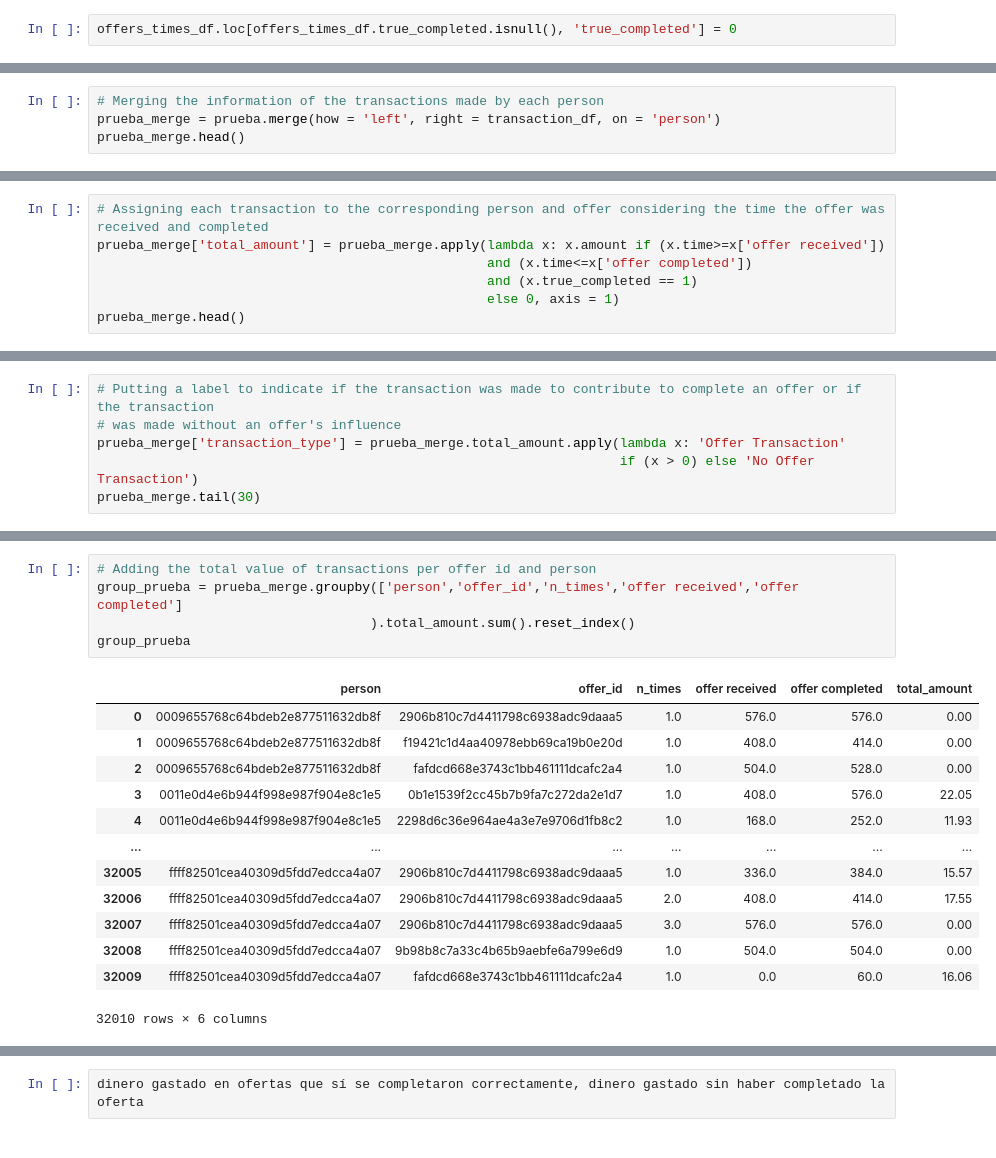
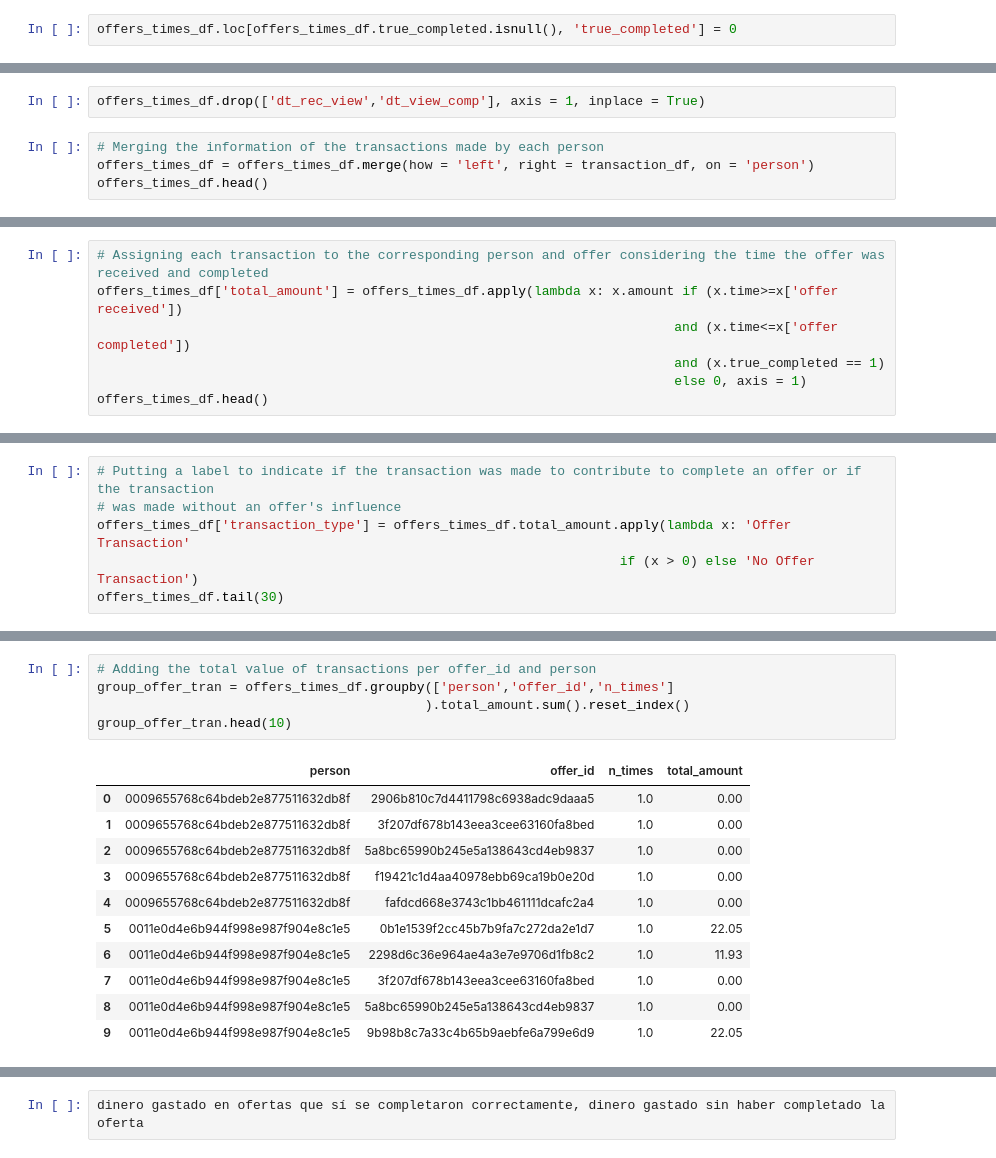
Before and after one commit to Haroldg94/Udacity-Machine-Learning-Engineer-Nanodegree, a Jupyter notebook: Capstone_project.ipynb, the cells around one changed output, grey strips where cells are left out. Cells and saved outputs as stored; diff of their text form.

```diff
--- a/Capstone_project.ipynb
+++ b/Capstone_project.ipynb
@@ -709,5 +663,7 @@ prueba
+# %%
+offers_times_df.drop(['dt_rec_view','dt_view_comp'], axis = 1, inplace = True)
 # %%
 # Merging the information of the transactions made by each person
-prueba_merge = prueba.merge(how = 'left', right = transaction_df, on = 'person')
-prueba_merge.head()
+offers_times_df = offers_times_df.merge(how = 'left', right = transaction_df, on = 'person')
+offers_times_df.head()
 # %% [output]
@@ -720,8 +676,8 @@ prueba_merge.head()
 # %%
 # Assigning each transaction to the corresponding person and offer considering the time the offer was received and completed
-prueba_merge['total_amount'] = prueba_merge.apply(lambda x: x.amount if (x.time>=x['offer received'])
-                                                  and (x.time<=x['offer completed'])
-                                                  and (x.true_completed == 1)
-                                                  else 0, axis = 1)
-prueba_merge.head()
+offers_times_df['total_amount'] = offers_times_df.apply(lambda x: x.amount if (x.time>=x['offer received'])
+                                                                          and (x.time<=x['offer completed'])
+                                                                          and (x.true_completed == 1)
+                                                                          else 0, axis = 1)
+offers_times_df.head()
 # %% [output]
@@ -734,7 +690,7 @@ prueba_merge.head()
 # %%
 # Putting a label to indicate if the transaction was made to contribute to complete an offer or if the transaction
 # was made without an offer's influence
-prueba_merge['transaction_type'] = prueba_merge.total_amount.apply(lambda x: 'Offer Transaction'
+offers_times_df['transaction_type'] = offers_times_df.total_amount.apply(lambda x: 'Offer Transaction'
                                                                    if (x > 0) else 'No Offer Transaction')
-prueba_merge.tail(30)
+offers_times_df.tail(30)
 # %% [output]
@@ -797,19 +739,17 @@ prueba_merge
 # %%
-# Adding the total value of transactions per offer id and person
-group_prueba = prueba_merge.groupby(['person','offer_id','n_times','offer received','offer completed']
-                                   ).total_amount.sum().reset_index()
-group_prueba
+# Adding the total value of transactions per offer_id and person
+group_offer_tran = offers_times_df.groupby(['person','offer_id','n_times']
+                                          ).total_amount.sum().reset_index()
+group_offer_tran.head(10)
 # %% [output]
-|  | person | offer_id | n_times | offer received | offer completed | total_amount |
-| 0 | 0009655768c64bdeb2e877511632db8f | 2906b810c7d4411798c6938adc9daaa5 | 1.0 | 576.0 | 576.0 | 0.00 |
-| 1 | 0009655768c64bdeb2e877511632db8f | f19421c1d4aa40978ebb69ca19b0e20d | 1.0 | 408.0 | 414.0 | 0.00 |
-| 2 | 0009655768c64bdeb2e877511632db8f | fafdcd668e3743c1bb461111dcafc2a4 | 1.0 | 504.0 | 528.0 | 0.00 |
-| 3 | 0011e0d4e6b944f998e987f904e8c1e5 | 0b1e1539f2cc45b7b9fa7c272da2e1d7 | 1.0 | 408.0 | 576.0 | 22.05 |
-| 4 | 0011e0d4e6b944f998e987f904e8c1e5 | 2298d6c36e964ae4a3e7e9706d1fb8c2 | 1.0 | 168.0 | 252.0 | 11.93 |
-| ... | ... | ... | ... | ... | ... | ... |
-| 32005 | ffff82501cea40309d5fdd7edcca4a07 | 2906b810c7d4411798c6938adc9daaa5 | 1.0 | 336.0 | 384.0 | 15.57 |
-| 32006 | ffff82501cea40309d5fdd7edcca4a07 | 2906b810c7d4411798c6938adc9daaa5 | 2.0 | 408.0 | 414.0 | 17.55 |
-| 32007 | ffff82501cea40309d5fdd7edcca4a07 | 2906b810c7d4411798c6938adc9daaa5 | 3.0 | 576.0 | 576.0 | 0.00 |
-| 32008 | ffff82501cea40309d5fdd7edcca4a07 | 9b98b8c7a33c4b65b9aebfe6a799e6d9 | 1.0 | 504.0 | 504.0 | 0.00 |
-| 32009 | ffff82501cea40309d5fdd7edcca4a07 | fafdcd668e3743c1bb461111dcafc2a4 | 1.0 | 0.0 | 60.0 | 16.06 |
+|  | person | offer_id | n_times | total_amount |
+| 0 | 0009655768c64bdeb2e877511632db8f | 2906b810c7d4411798c6938adc9daaa5 | 1.0 | 0.00 |
+| 1 | 0009655768c64bdeb2e877511632db8f | 3f207df678b143eea3cee63160fa8bed | 1.0 | 0.00 |
+| 2 | 0009655768c64bdeb2e877511632db8f | 5a8bc65990b245e5a138643cd4eb9837 | 1.0 | 0.00 |
+| 3 | 0009655768c64bdeb2e877511632db8f | f19421c1d4aa40978ebb69ca19b0e20d | 1.0 | 0.00 |
+| 4 | 0009655768c64bdeb2e877511632db8f | fafdcd668e3743c1bb461111dcafc2a4 | 1.0 | 0.00 |
+| 5 | 0011e0d4e6b944f998e987f904e8c1e5 | 0b1e1539f2cc45b7b9fa7c272da2e1d7 | 1.0 | 22.05 |
+| 6 | 0011e0d4e6b944f998e987f904e8c1e5 | 2298d6c36e964ae4a3e7e9706d1fb8c2 | 1.0 | 11.93 |
+| 7 | 0011e0d4e6b944f998e987f904e8c1e5 | 3f207df678b143eea3cee63160fa8bed | 1.0 | 0.00 |
+| 8 | 0011e0d4e6b944f998e987f904e8c1e5 | 5a8bc65990b245e5a138643cd4eb9837 | 1.0 | 0.00 |
+| 9 | 0011e0d4e6b944f998e987f904e8c1e5 | 9b98b8c7a33c4b65b9aebfe6a799e6d9 | 1.0 | 22.05 |
-32010 rows × 6 columns
```
Also changed, not shown: parts of 25 cells of this notebook.
